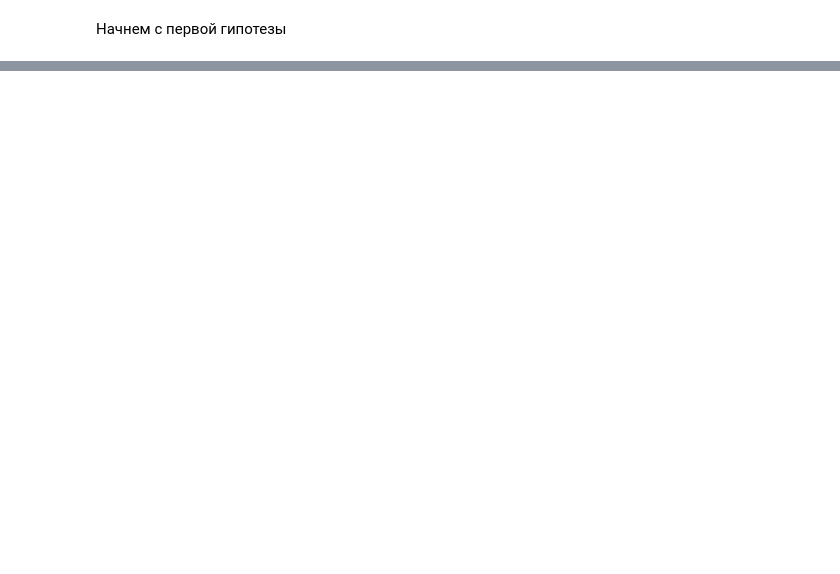
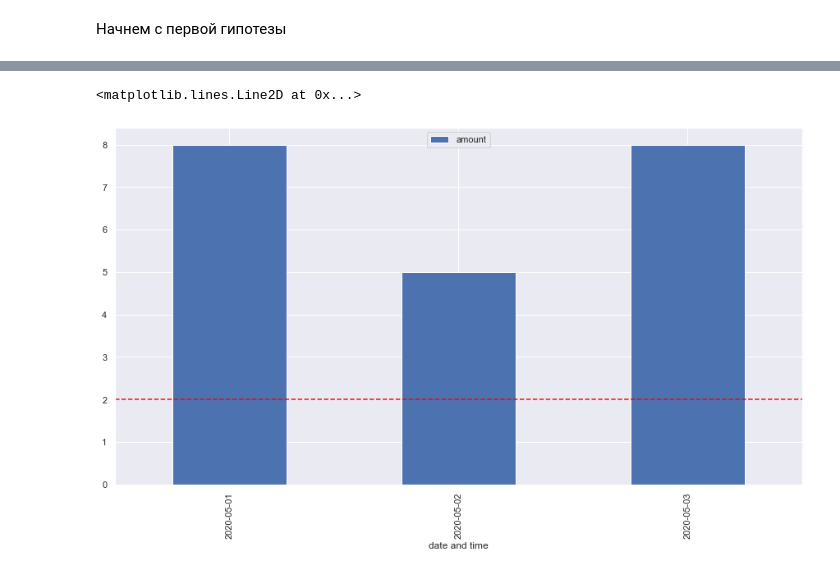
Before and after one commit to sersldmir/all_comp_repo, a Jupyter notebook: sber_cup.ipynb, the cells around one changed output, grey strips where cells are left out. Cells and saved outputs as stored; diff of their text form; code cells hidden in the pictures; blank space fills up the shorter version.

```diff
--- a/sber_cup.ipynb
+++ b/sber_cup.ipynb
@@ -162,0 +184,5 @@ dtype: object
+# %%
+client_transaction_frequency = df_for_analysis.groupby(['client', df_for_analysis['date and time'].dt.strftime('%Y-%m-%d')])
+med = client_transaction_frequency.count().median()[0] # медианное количесвтво операций клиентов
+freq_df = client_transaction_frequency.count()['amount'].to_frame()
+freq_df
@@ -162,0 +204,11 @@ dtype: object
+# %%
+# пример визуализации
+# clients = df_for_analysis['client'].unique()
+# number_of_clients = len(df_for_analysis['client'].unique())
+# f, a = plt.subplots(number_of_clients, 1)
+# for client, plot_num in zip(clients, range(number_of_clients)):
+freq_df.xs('9-98099').plot(kind='bar')
+plt.axhline(y=med, color='red', linestyle='--')
+# %% [output]
+<matplotlib.lines.Line2D at 0x...>
+[figure, added]
```
Also changed, not shown: parts of 17 cells of this notebook.
